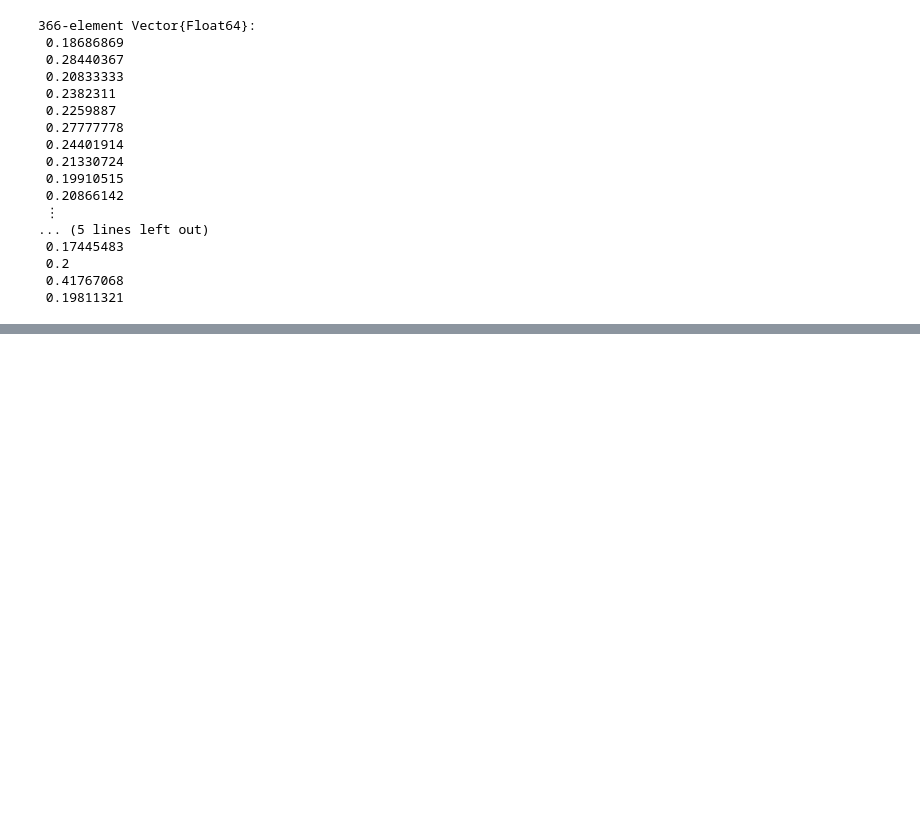
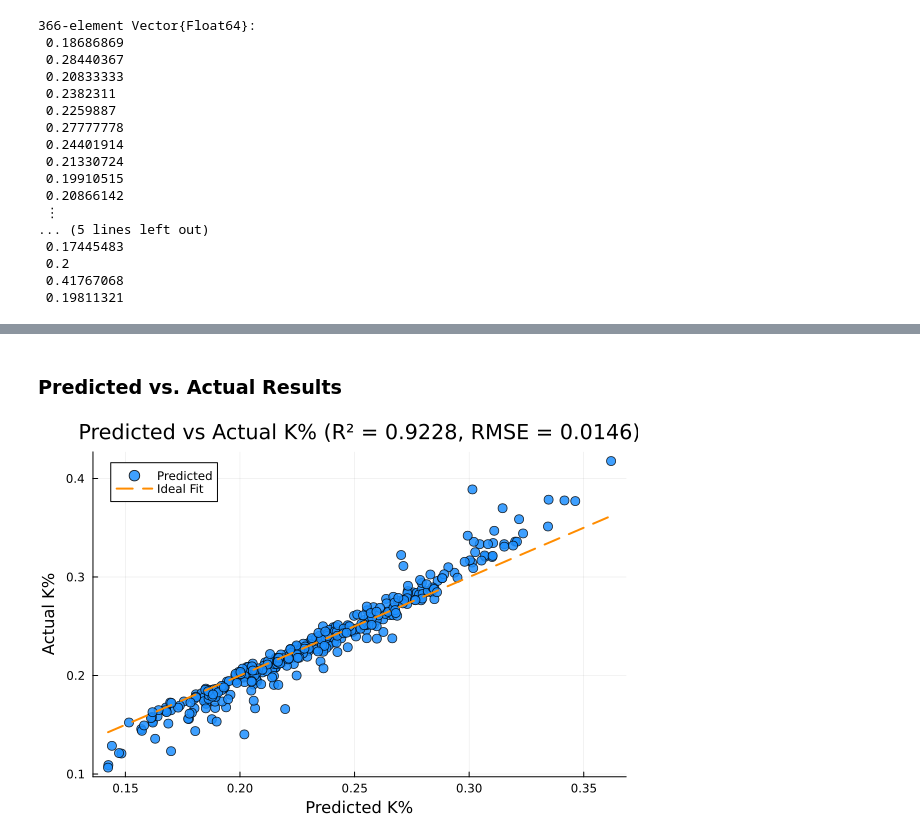
Before and after one commit to williamsryan/QuantAnalysisAssets, a Jupyter notebook: phillies_takehome/phillies_kpercent_model.ipynb, the cells around one changed output, grey strips where cells are left out. Drawn from its saved outputs; the diff is of its cells as text; code cells hidden in the pictures; blank space fills up the shorter version.

```diff
--- a/phillies_takehome/phillies_kpercent_model.ipynb
+++ b/phillies_takehome/phillies_kpercent_model.ipynb
@@ -308,0 +337,29 @@ println("RMSE (2024): ", round(rmse_2024, digits=4))
+# %% [markdown]
+### Predicted vs. Actual Results
+# %%
+r2_str = round(r2_2024, digits = 4)
+rmse_str = round(rmse_2024, digits = 4)
+
+scatter(
+    y_pred_2024,
+    y_test,
+    xlabel = "Predicted K%",
+    ylabel = "Actual K%",
+    title = "Predicted vs Actual K% (R² = $r2_str, RMSE = $rmse_str)",
+    label = "Predicted",
+    color = :dodgerblue,
+    markersize = 5,
+    alpha = 0.85,
+    legend = :topleft,
+    grid = true
+)
+
+plot!(
+    identity,
+    label = "Ideal Fit",
+    linestyle = :dash,
+    linewidth = 2,
+    color = :darkorange
+)
+# %% [output]
+[figure, added]
```
Also changed, not shown: parts of 12 cells of this notebook, 1 other file.
